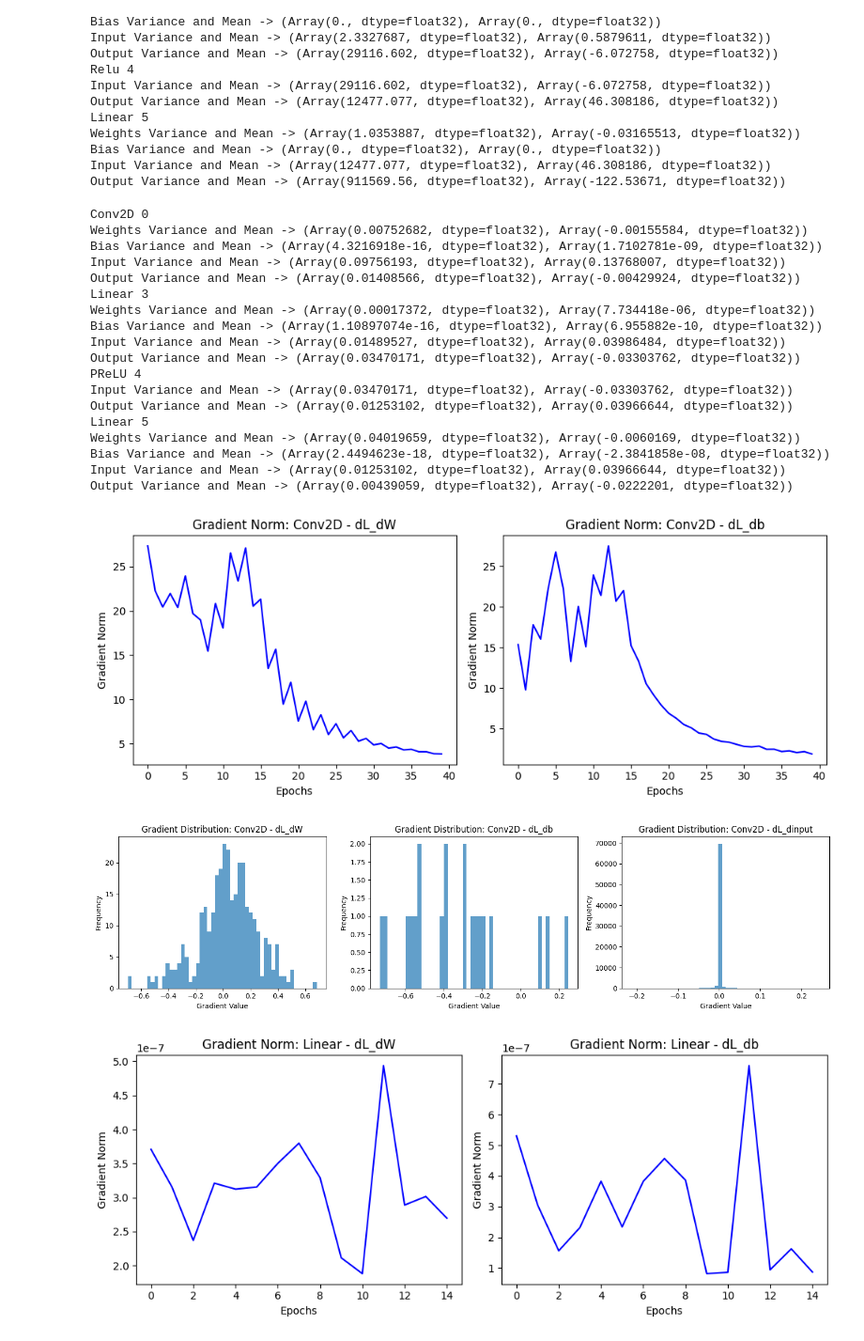
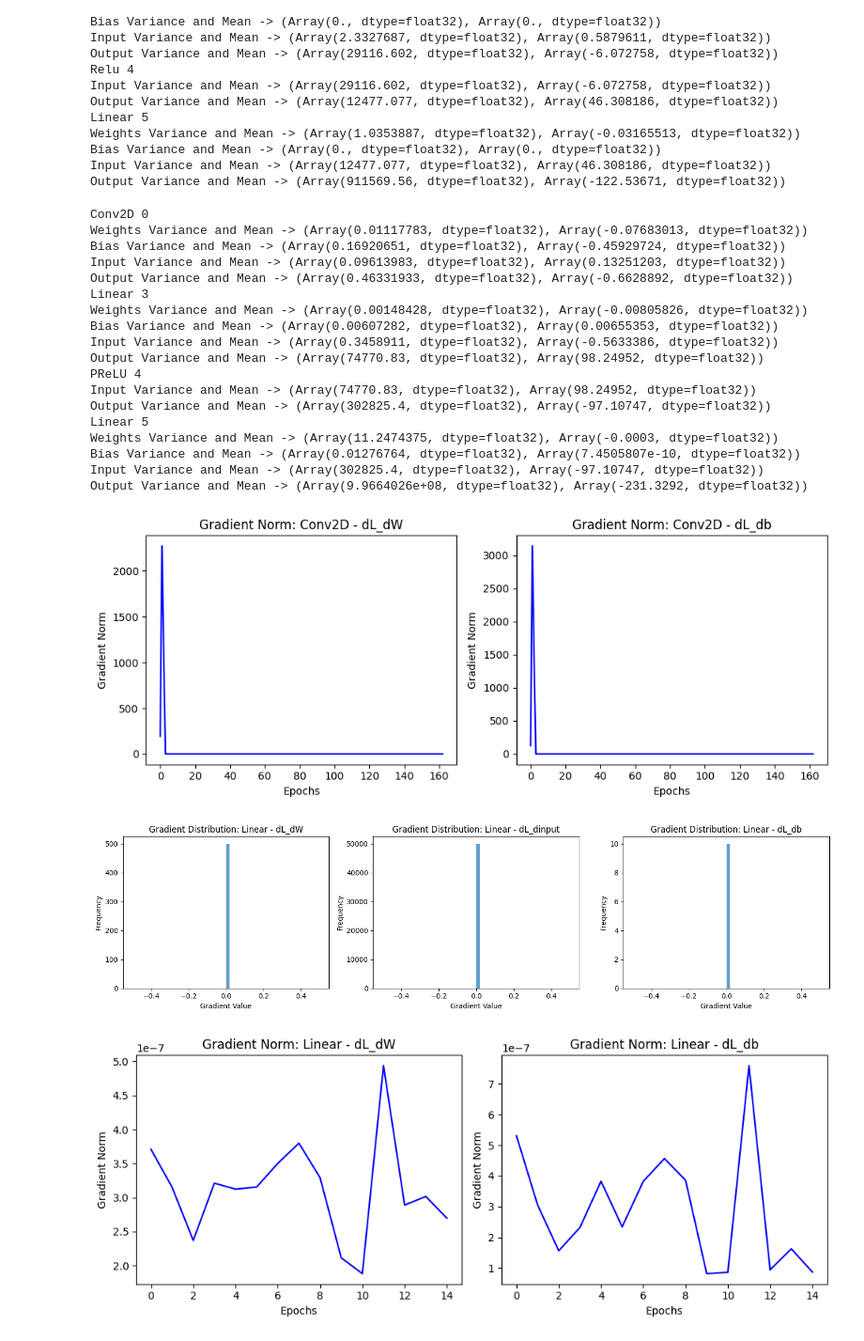
Before and after one commit to SanjithKumar2/MiniTorch, a Jupyter notebook: CNNVFC.ipynb, the cells around one changed output. Shown at 94% size. Saved outputs shown, nothing was run; the diff lists cells and outputs as text; code cells hidden in the pictures.

```diff
--- a/CNNVFC.ipynb
+++ b/CNNVFC.ipynb
@@ -44,9 +53,9 @@ X_tra, Y_tra = get_training_data(X,y,40000)
 net = Net(
     [
         Conv2D(1,4,20, accumulate_grad_norm=True, accumulate_params=True, initialization='he'),
-        MaxPool2d(2,1),
+        MaxPool2d(2,2),
         Flatten(),
-        Linear(11520, 50, accumulate_grad_norm=True,accumulate_parameters=True,initialization='he'),
+        Linear(2880, 50, accumulate_grad_norm=True,accumulate_parameters=True,initialization='he'),
         PReLU(accumulate_grad_norm=True,accumulate_parameters=True),
         Linear(50, 10,accumulate_grad_norm=True,accumulate_parameters=True,initialization='he'),
         SoftMax()
@@ -118,31 +172,31 @@ Output Variance and Mean -> (Array(911569.56, dtype=float32), Array(-122.53671,
 net.print_variance_info()
 # %% [output]
 Conv2D 0
-Weights Variance and Mean -> (Array(0.00752682, dtype=float32), Array(-0.00155584, dtype=float32))
-Bias Variance and Mean -> (Array(4.3216918e-16, dtype=float32), Array(1.7102781e-09, dtype=float32))
-Input Variance and Mean -> (Array(0.09756193, dtype=float32), Array(0.13768007, dtype=float32))
-Output Variance and Mean -> (Array(0.01408566, dtype=float32), Array(-0.00429924, dtype=float32))
+Weights Variance and Mean -> (Array(0.01117783, dtype=float32), Array(-0.07683013, dtype=float32))
+Bias Variance and Mean -> (Array(0.16920651, dtype=float32), Array(-0.45929724, dtype=float32))
+Input Variance and Mean -> (Array(0.09613983, dtype=float32), Array(0.13251203, dtype=float32))
+Output Variance and Mean -> (Array(0.46331933, dtype=float32), Array(-0.6628892, dtype=float32))
 Linear 3
-Weights Variance and Mean -> (Array(0.00017372, dtype=float32), Array(7.734418e-06, dtype=float32))
-Bias Variance and Mean -> (Array(1.10897074e-16, dtype=float32), Array(6.955882e-10, dtype=float32))
-Input Variance and Mean -> (Array(0.01489527, dtype=float32), Array(0.03986484, dtype=float32))
-Output Variance and Mean -> (Array(0.03470171, dtype=float32), Array(-0.03303762, dtype=float32))
+Weights Variance and Mean -> (Array(0.00148428, dtype=float32), Array(-0.00805826, dtype=float32))
+Bias Variance and Mean -> (Array(0.00607282, dtype=float32), Array(0.00655353, dtype=float32))
+Input Variance and Mean -> (Array(0.3458911, dtype=float32), Array(-0.5633386, dtype=float32))
+Output Variance and Mean -> (Array(74770.83, dtype=float32), Array(98.24952, dtype=float32))
 PReLU 4
-Input Variance and Mean -> (Array(0.03470171, dtype=float32), Array(-0.03303762, dtype=float32))
-Output Variance and Mean -> (Array(0.01253102, dtype=float32), Array(0.03966644, dtype=float32))
+Input Variance and Mean -> (Array(74770.83, dtype=float32), Array(98.24952, dtype=float32))
+Output Variance and Mean -> (Array(302825.4, dtype=float32), Array(-97.10747, dtype=float32))
 Linear 5
-Weights Variance and Mean -> (Array(0.04019659, dtype=float32), Array(-0.0060169, dtype=float32))
-Bias Variance and Mean -> (Array(2.4494623e-18, dtype=float32), Array(-2.3841858e-08, dtype=float32))
-Input Variance and Mean -> (Array(0.01253102, dtype=float32), Array(0.03966644, dtype=float32))
-Output Variance and Mean -> (Array(0.00439059, dtype=float32), Array(-0.0222201, dtype=float32))
+Weights Variance and Mean -> (Array(11.2474375, dtype=float32), Array(-0.0003, dtype=float32))
+Bias Variance and Mean -> (Array(0.01276764, dtype=float32), Array(7.4505807e-10, dtype=float32))
+Input Variance and Mean -> (Array(302825.4, dtype=float32), Array(-97.10747, dtype=float32))
+Output Variance and Mean -> (Array(9.9664026e+08, dtype=float32), Array(-231.3292, dtype=float32))
 # %%
 net.layers[0].plot_grad_norm()
 # %% [output]
-[figure, old version]
+[figure, new version]
 # %%
-net.layers[0].plot_grad_dist()
+net.layers[5].plot_grad_dist()
 # %% [output]
-[figure, old version]
+[figure, new version]
 # %%
 net.layers[-2].plot_grad_norm()
 # %% [output]
```
Also changed, not shown: parts of 11 cells of this notebook, 2 other files.
